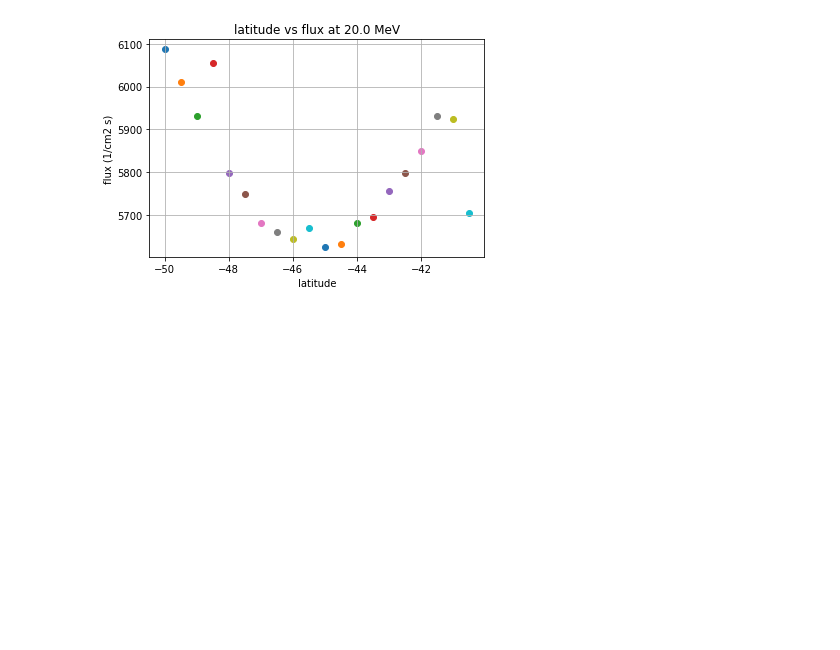
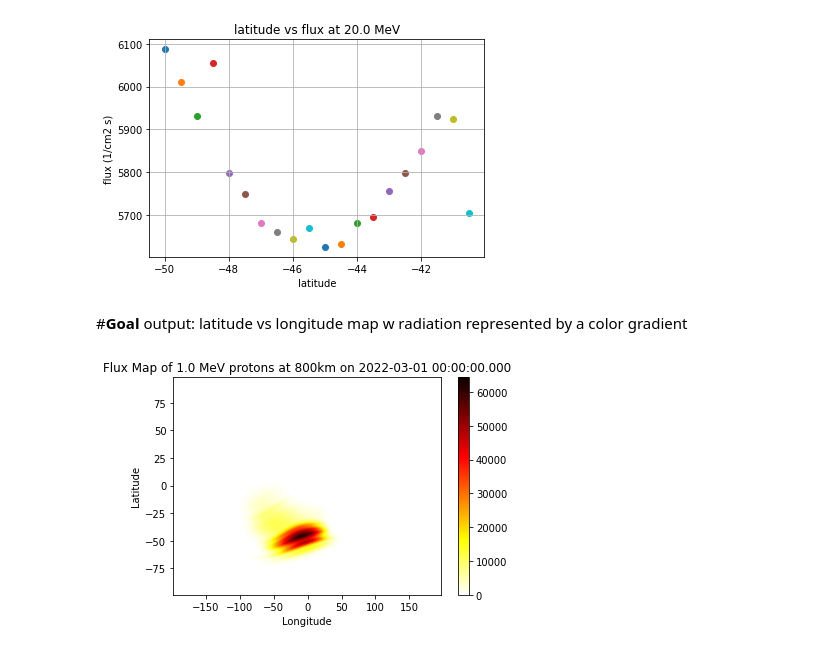
Before and after one commit to SimonOlshanCantin/LEO_Radiation, a Jupyter notebook: Postition_Radiation_code.ipynb, the cells around one changed output. Saved outputs shown, nothing was run; the diff lists cells and outputs as text; code cells hidden in the pictures; blank space fills up the shorter version.

Commit message:
Added radiation map creator

```diff
--- a/Postition_Radiation_code.ipynb
+++ b/Postition_Radiation_code.ipynb
@@ -55,3 +55,51 @@ else:
   plt.show()
 # %% [output]
 [figure]
+# %% [markdown]
+#**Goal**
+output: latitude vs longitude map w radiation represented by a color gradient
+# %%
+#inputs:
+altitude = 800
+energy = 1 * u.MeV
+time = Time('2022-03-01')
+
+#define our three empty lists
+latitude_list = []
+longitude_list = []
+flux_list = []
+
+#create an empty dictionary
+data = {'Latitudes': latitude_list,'Longitudes': longitude_list, 'Fluxes':flux_list}
+
+for longitude in np.arange(-180,180,1):   #we want to go down each longitude line, taking 0.5 (2atm) degree steps -> we can find radiation at every intersection
+  for latitude in np.arange(-90,90,1):
+    latitude_list.append(latitude)    #append new latitude to latitude list
+    longitude_list.append(longitude)  #append SAME longitude to longitude lists -> keeps all lists the same lenght as radiation list, which is good
+                                      # because when we plot we're going to want a list of (x,y,z) co-ordinates
+    coords = EarthLocation(longitude * u.deg, latitude * u.deg, altitude * u.km)
+    flux = get_flux(coords, time, energy, 'p', 'max')       #find flux at those coordinates
+
+    flux_list.append(flux)       #append flux to the end of flux list -> dataframe should have: latitude, longitude, flux (x,y,z)
+
+    data = {'Latitudes': latitude_list,'Longitudes': longitude_list, 'Fluxes':flux_list} #save list updates into our dictionary
+else:
+  datamap = pd.DataFrame(data)  #save dictionary as a dataframe
+  #print(datamap)    #just checking
+  color_array = np.array(datamap['Fluxes']) #convert flux column of dataframe into numpy array
+  unitless_flux_list = []       #create empty list
+
+  for i in color_array.flat:
+    unitless_flux_list.append(i.value)  #fill empty list with unitless flux values
+  else:
+    #all this is just plotting
+    #fig = plt.figure(figsize=(10, 10))
+    plt.scatter(datamap['Longitudes'], datamap['Latitudes'],c = unitless_flux_list, cmap="hot_r")
+    #^plots! x is longitude, y is latitude, color is flux
+    plt.colorbar()
+    plt.xlabel('Longitude')
+    plt.ylabel('Latitude')
+    plt.title('Flux Map of ' + str(energy) + ' protons at ' + str(altitude) + 'km on ' + str(time))
+    plt.show()
+# %% [output]
+[figure, added]
```
Also changed, not shown: parts of 3 cells of this notebook.
